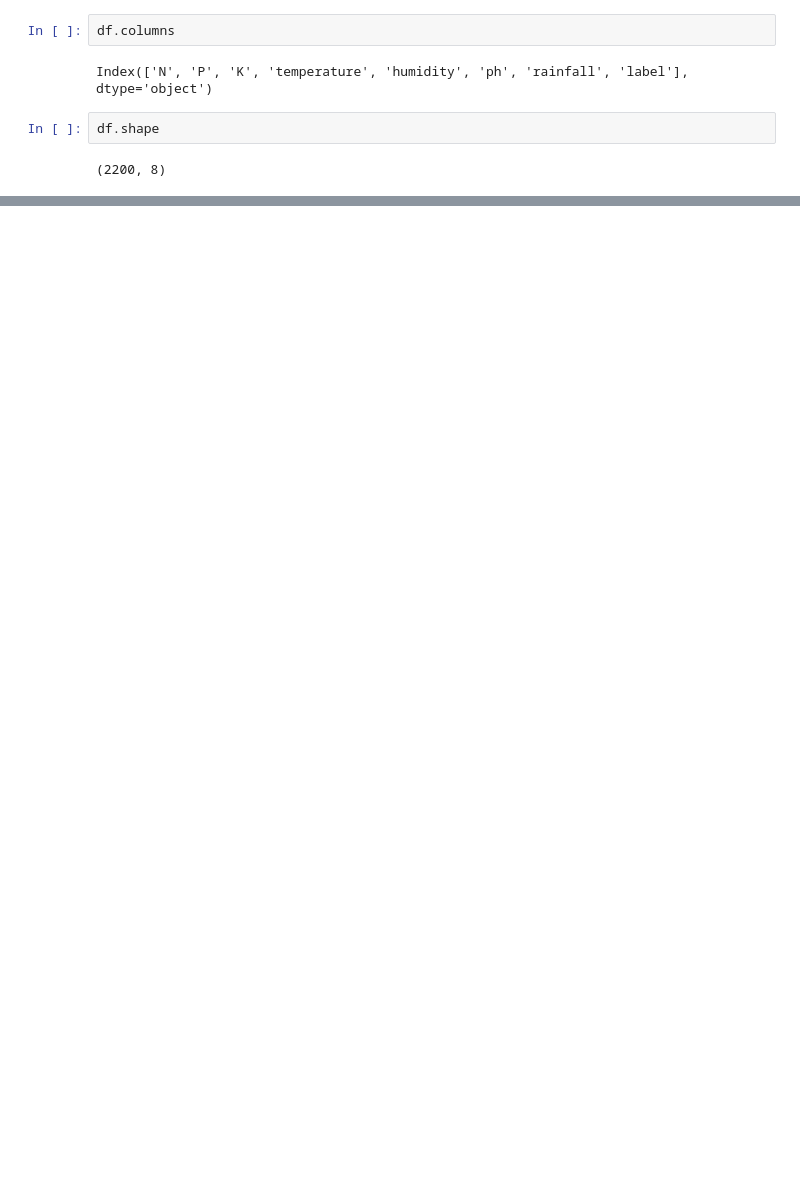
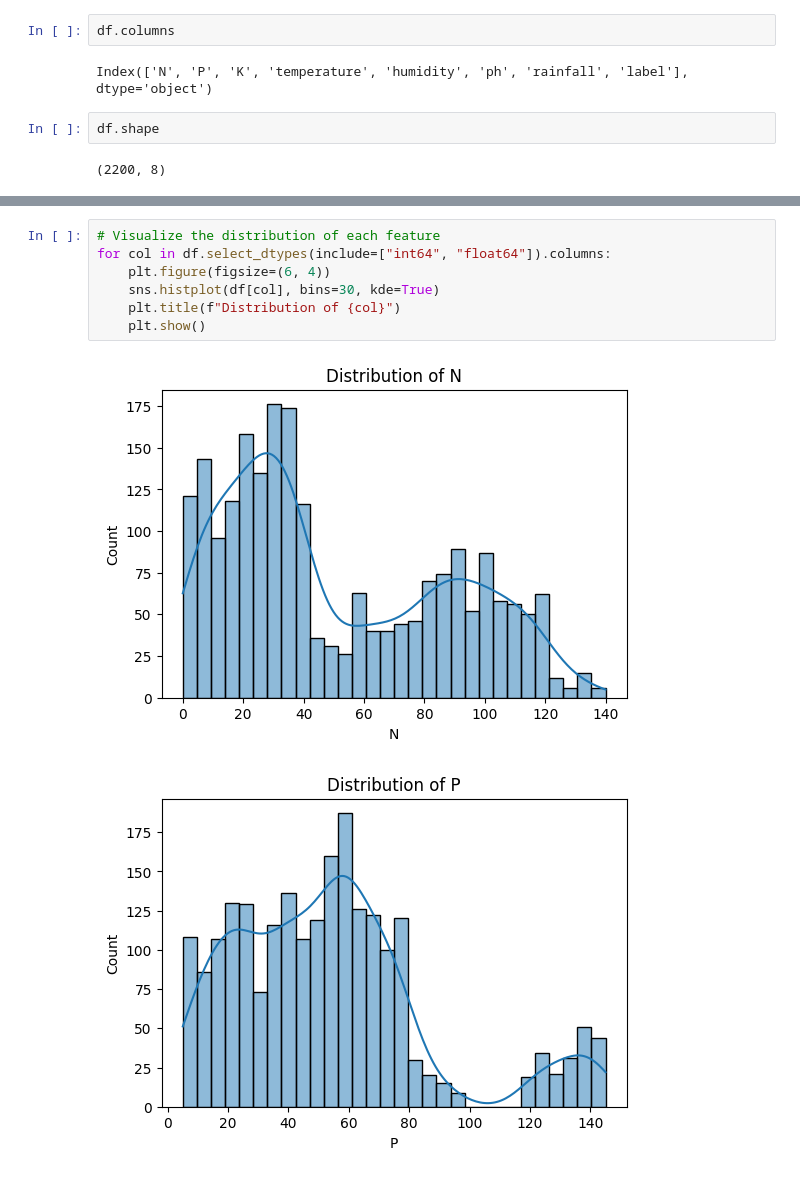
Before and after one commit to ArvindGavande/Edunet, a Jupyter notebook: Crop.ipynb, the cells around one changed output, grey strips where cells are left out. Cells and saved outputs as stored; diff of their text form; blank space fills up the shorter version.

Commit message:
Add files via upload
It imports seaborn and matplotlib.pyplot, suggesting visualizations such as correlation heatmaps, scatter plots, or bar charts.

```diff
--- a/Crop.ipynb
+++ b/Crop.ipynb
@@ -99,0 +114,10 @@ Name: count, dtype: int64
+# %%
+# Visualize the distribution of each feature
+for col in df.select_dtypes(include=["int64", "float64"]).columns:
+    plt.figure(figsize=(6, 4))
+    sns.histplot(df[col], bins=30, kde=True)
+    plt.title(f"Distribution of {col}")
+    plt.show()
+# %% [output]
+[figure, added]
+[figure, added]
```
Also changed, not shown: parts of 14 cells of this notebook.
